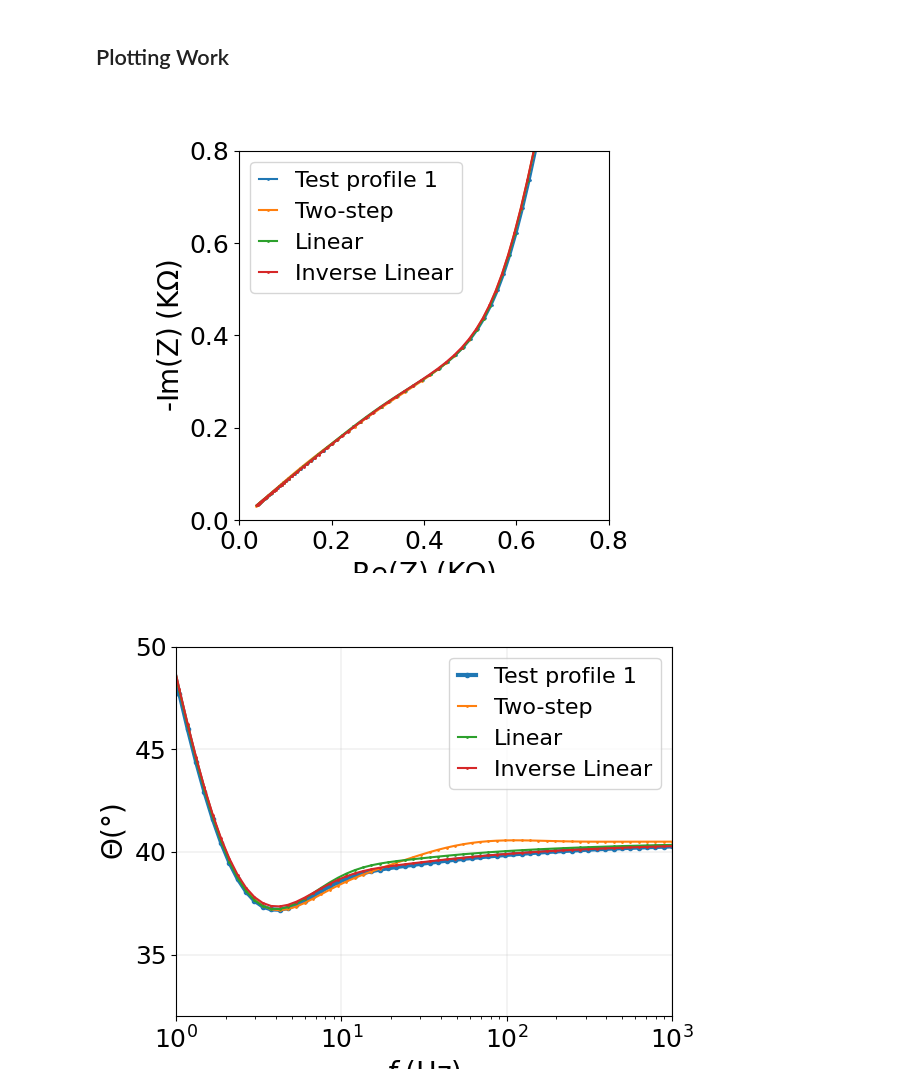
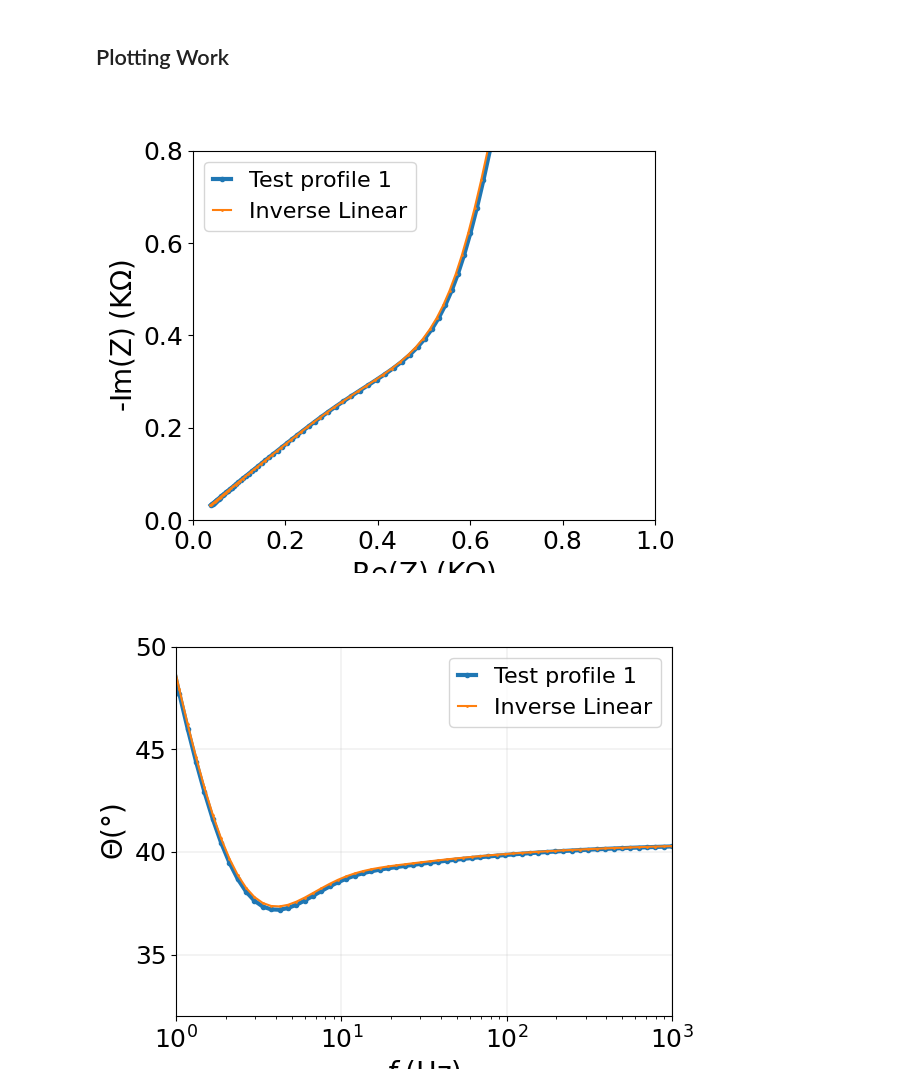
Before and after one commit to Yugal0/fitting-gen-arbitrary-eis, a Jupyter notebook: main_prof_2.ipynb, the cells around one changed output. Saved outputs shown, nothing was run; the diff lists cells and outputs as text; code cells hidden in the pictures.

```diff
--- a/main_prof_2.ipynb
+++ b/main_prof_2.ipynb
@@ -291,59 +291,59 @@ mp.dps=30
 ## Plotting Work
 # %%
 fig, ax=plt.subplots()
-ax.plot(np.real(z_arbi)/1000,-np.imag(z_arbi)/1000,label="Test profile 1",marker=".",ms=2)
+ax.plot(np.real(z_arbi)/1000,-np.imag(z_arbi)/1000,label="Test profile 1",linewidth=3,marker=".",ms=6)
 # ax.plot(np.real(z_arbi)/1000,-np.imag(z_arbi)/1000,marker=".",ms=2)
 # ax.plot([0,0],[0.35,0.35])
-ax.plot(np.real(z_two)/1000,-np.imag(z_two)/1000,label="Two-step",marker=".",ms=2)
-ax.plot(np.real(z_lin)/1000,-np.imag(z_lin)/1000,label="Linear",marker=".",ms=2)
+# ax.plot(np.real(z_two)/1000,-np.imag(z_two)/1000,label="Two-step",marker=".",ms=2)
+# ax.plot(np.real(z_lin)/1000,-np.imag(z_lin)/1000,label="Linear",marker=".",ms=2)
 ax.plot(np.real(z_ilin)/1000,-np.imag(z_ilin)/1000,label="Inverse Linear",marker=".",ms=2)
 # ax.plot(np.real(z_lin)/1000,-np.imag(z_lin)/1000)
 ax.set_aspect("equal")
 ax.set_xlabel("Re(Z)$\;($K$\Omega$)",fontsize=20)
 ax.set_ylabel("-Im(Z)$\;($K$\Omega$)",fontsize=20)
 # ax.set_title("Nyquist Plot")
-ax.set_xlim(0,0.8)
+ax.set_xlim(0,1)
 ax.set_ylim(0,0.8)
 ax.tick_params(labelsize=18)
 ax.legend(fontsize=16,handlelength=0.8)
 # fig.savefig("figs/nyq_demo.png",dpi=500)
 # fig.savefig("figs/nyq_prof1_two.png",dpi=500)
-fig.savefig("figs2/nyq_all_prof2.png",dpi=500,bbox_inches="tight")
+fig.savefig("figs2/nyq_ilin_prof2.png",dpi=500,bbox_inches="tight")
 # fig.savefig("nyqfulltwo_demo.png",dpi=500)
 # ax.legend()
 # ax.xaxis.set_minor_locator(MultipleLocator(0.1))
 # ax.grid(True)
 
 fig2, ax2=plt.subplots()
 ax2.plot(np.logspace(-2,3,100),-np.angle(z_arbi,deg=True),marker=".",label="Test profile 1",ms=6,linewidth=3)
 # ax2.plot(freq_range,-np.angle(z_arbi,deg=True),marker=".",ms=2)
 
 # ax2.plot(freq_range[int(len(freq_range)/2):len(freq_range)],np.full(int(len(freq_range)/2),-np.angle(z_arbi[len(z_arbi)-1],deg=True)),linestyle="--",color="black",label="Arbitrary")
 
 # np.full(int(len(freq_range)/2),np.full(len(freq_range)-np.min(-np.angle(z,deg=True))))
 
 # ax2.plot(freq_range[int(len(freq_range)/2):len(freq_range)],np.full(int(len(freq_range)/2),np.min(-np.angle(z,deg=True))),linestyle="--",color="black",label="Arbitrary")
 
-ax2.plot(np.logspace(-2,3,100),-np.angle(z_two,deg=True),marker=".",label="Two-step",ms=2)
-ax2.plot(np.logspace(-2,3,100),-np.angle(z_lin,deg=True),marker=".",label="Linear",ms=2)
+# ax2.plot(np.logspace(-2,3,100),-np.angle(z_two,deg=True),marker=".",label="Two-step",ms=2)
+# ax2.plot(np.logspace(-2,3,100),-np.angle(z_lin,deg=True),marker=".",label="Linear",ms=2)
 ax2.plot(np.logspace(-2,3,100),-np.angle(z_ilin,deg=True),marker=".",label="Inverse Linear",ms=2)
-ax2.legend()
+# ax2.legend()
 # axx.yaxis.set_minor_locator(MultipleLocator(0.5))
 ax2.set_ylabel("$\Theta (\degree)$",fontsize=20)
 ax2.set_xlabel("$f$ (Hz)",fontsize=20)
 ax2.set_xscale("log")
 ax2.set_ylim(32,50)
 ax2.set_xlim(1,1e3)
 ax2.grid(linewidth=0.2)
 # ax2.set_title("Phase Angle Plot")
 ax2.tick_params(labelsize=18)
 ax2.legend(fontsize=16,handlelength=0.8)
 # ax2.set_xlabel("x",fontsize=20)
 # ax2.set_xmargin(1)
 # fig2.savefig("figs/bode_prof1_two.png",dpi=500)
-fig2.savefig("figs2/phase_all_prof1.png",dpi=500,bbox_inches="tight")
+fig2.savefig("figs2/phase_ilin_prof1.png",dpi=500,bbox_inches="tight")
 # fig2.savefig("bodetwo_demo.png",dpi=500)
 # ax2.grid(True)
 # %% [output]
-[figure, old version]
+[figure, new version]
-[figure, old version]
+[figure, new version]
```
Also changed, not shown: parts of 1 cell of this notebook, 7 other files.
